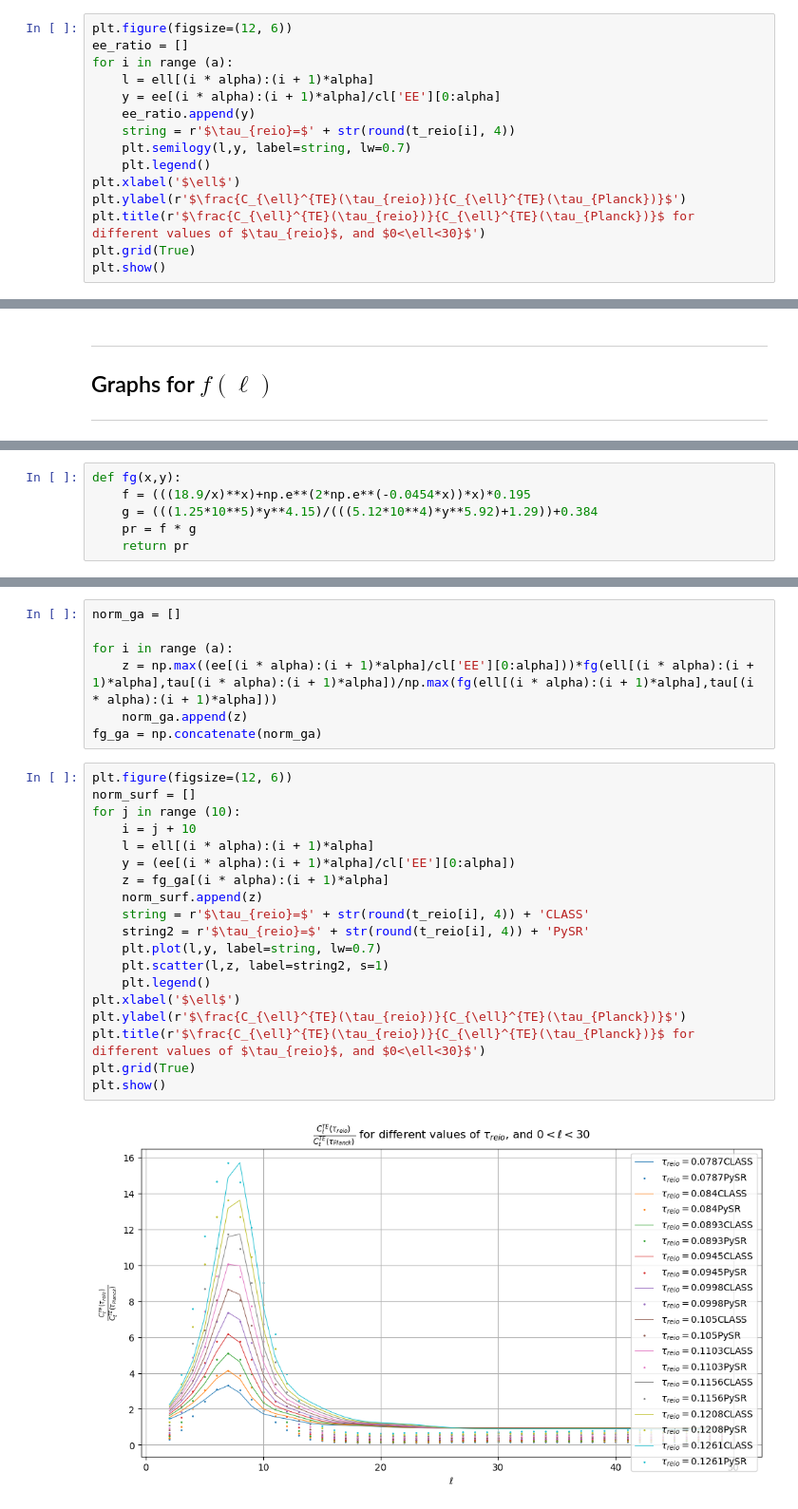
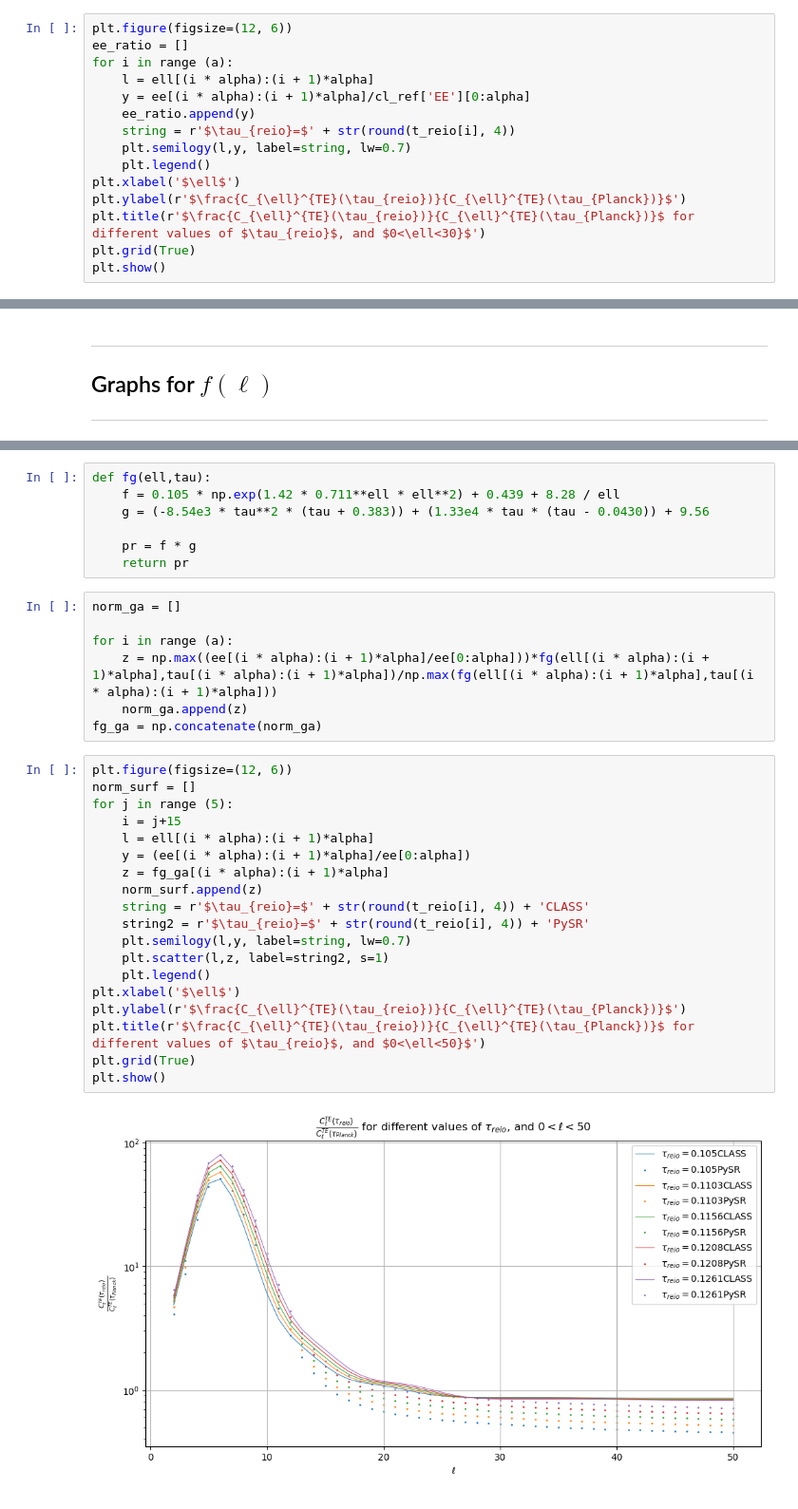
Before and after one commit to farocrown/Simreg, a Jupyter notebook: cl_sr_cmb.ipynb, the cells around one changed output, grey strips where cells are left out. Shown at 95% size. Cells and saved outputs as stored; diff of their text form.

```diff
--- a/cl_sr_cmb.ipynb
+++ b/cl_sr_cmb.ipynb
@@ -54,7 +54,7 @@ plt.figure(figsize=(12, 6))
 ee_ratio = []
 for i in range (a):
     l = ell[(i * alpha):(i + 1)*alpha]
-    y = ee[(i * alpha):(i + 1)*alpha]/cl['EE'][0:alpha]
+    y = ee[(i * alpha):(i + 1)*alpha]/cl_ref['EE'][0:alpha]
     ee_ratio.append(y)
     string = r'$\tau_{reio}=$' + str(round(t_reio[i], 4))
     plt.semilogy(l,y, label=string, lw=0.7)
@@ -184,6 +141,0 @@ The accuracy of this model is 98.77
-# %%
-def fg(x,y):
-    f = (((18.9/x)**x)+np.e**(2*np.e**(-0.0454*x))*x)*0.195
-    g = (((1.25*10**5)*y**4.15)/(((5.12*10**4)*y**5.92)+1.29))+0.384
-    pr = f * g
-    return pr
@@ -190,28 +144,35 @@ def fg(x,y):
+# %%
+def fg(ell,tau):
+    f = 0.105 * np.exp(1.42 * 0.711**ell * ell**2) + 0.439 + 8.28 / ell
+    g = (-8.54e3 * tau**2 * (tau + 0.383)) + (1.33e4 * tau * (tau - 0.0430)) + 9.56
+
+    pr = f * g
+    return pr
 # %%
 norm_ga = []
 
 for i in range (a):
-    z = np.max((ee[(i * alpha):(i + 1)*alpha]/cl['EE'][0:alpha]))*fg(ell[(i * alpha):(i + 1)*alpha],tau[(i * alpha):(i + 1)*alpha])/np.max(fg(ell[(i * alpha):(i + 1)*alpha],tau[(i * alpha):(i + 1)*alpha]))
+    z = np.max((ee[(i * alpha):(i + 1)*alpha]/ee[0:alpha]))*fg(ell[(i * alpha):(i + 1)*alpha],tau[(i * alpha):(i + 1)*alpha])/np.max(fg(ell[(i * alpha):(i + 1)*alpha],tau[(i * alpha):(i + 1)*alpha]))
     norm_ga.append(z)
 fg_ga = np.concatenate(norm_ga)
 # %%
 plt.figure(figsize=(12, 6))
 norm_surf = []
-for j in range (10):
-    i = j + 10
+for j in range (5):
+    i = j+15
     l = ell[(i * alpha):(i + 1)*alpha]
-    y = (ee[(i * alpha):(i + 1)*alpha]/cl['EE'][0:alpha])
+    y = (ee[(i * alpha):(i + 1)*alpha]/ee[0:alpha])
     z = fg_ga[(i * alpha):(i + 1)*alpha]
     norm_surf.append(z)
     string = r'$\tau_{reio}=$' + str(round(t_reio[i], 4)) + 'CLASS'
     string2 = r'$\tau_{reio}=$' + str(round(t_reio[i], 4)) + 'PySR'
-    plt.plot(l,y, label=string, lw=0.7)
+    plt.semilogy(l,y, label=string, lw=0.7)
     plt.scatter(l,z, label=string2, s=1)
     plt.legend()
 plt.xlabel('$\ell$')
 plt.ylabel(r'$\frac{C_{\ell}^{TE}(\tau_{reio})}{C_{\ell}^{TE}(\tau_{Planck})}$')
-plt.title(r'$\frac{C_{\ell}^{TE}(\tau_{reio})}{C_{\ell}^{TE}(\tau_{Planck})}$ for different values of $\tau_{reio}$, and $0<\ell<30}$')
+plt.title(r'$\frac{C_{\ell}^{TE}(\tau_{reio})}{C_{\ell}^{TE}(\tau_{Planck})}$ for different values of $\tau_{reio}$, and $0<\ell<50}$')
 plt.grid(True)
 plt.show()
 # %% [output]
-[figure, old version]
+[figure, new version]
```
Also changed, not shown: parts of 17 cells of this notebook.
